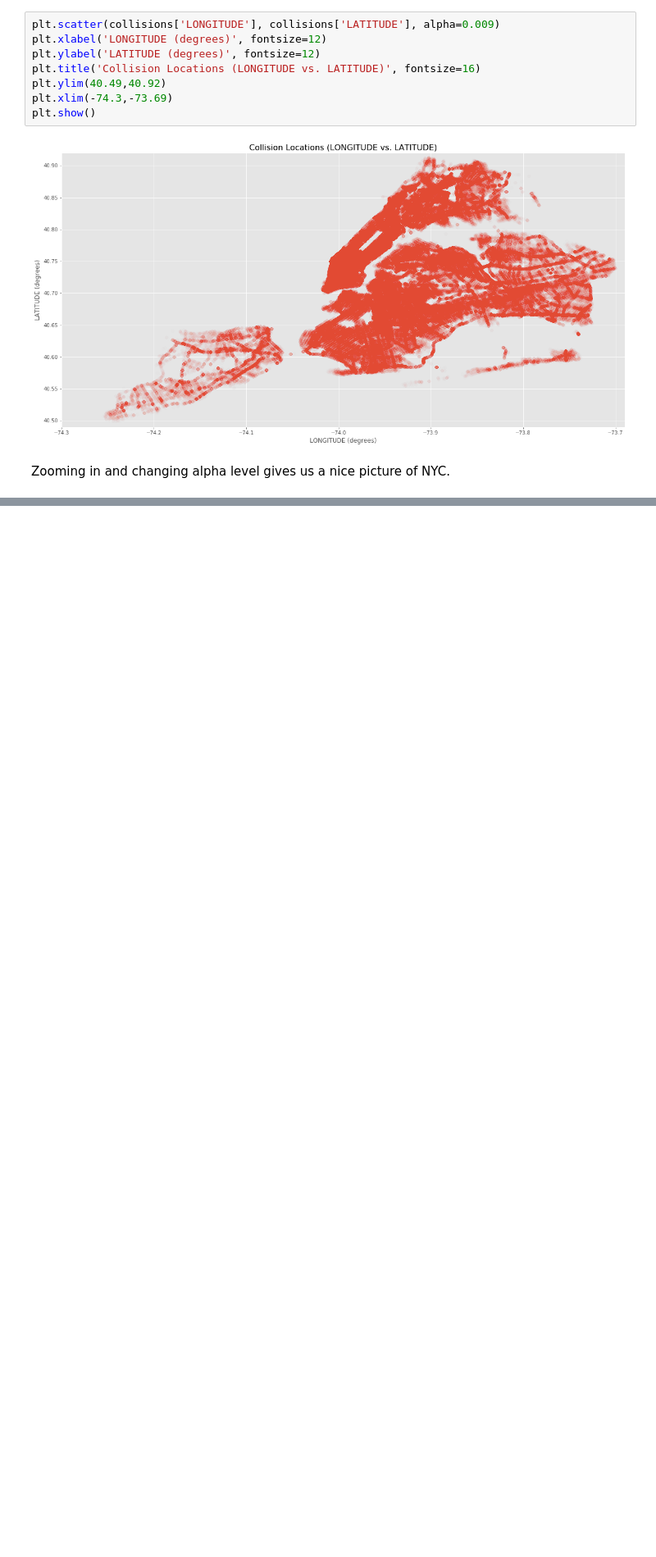
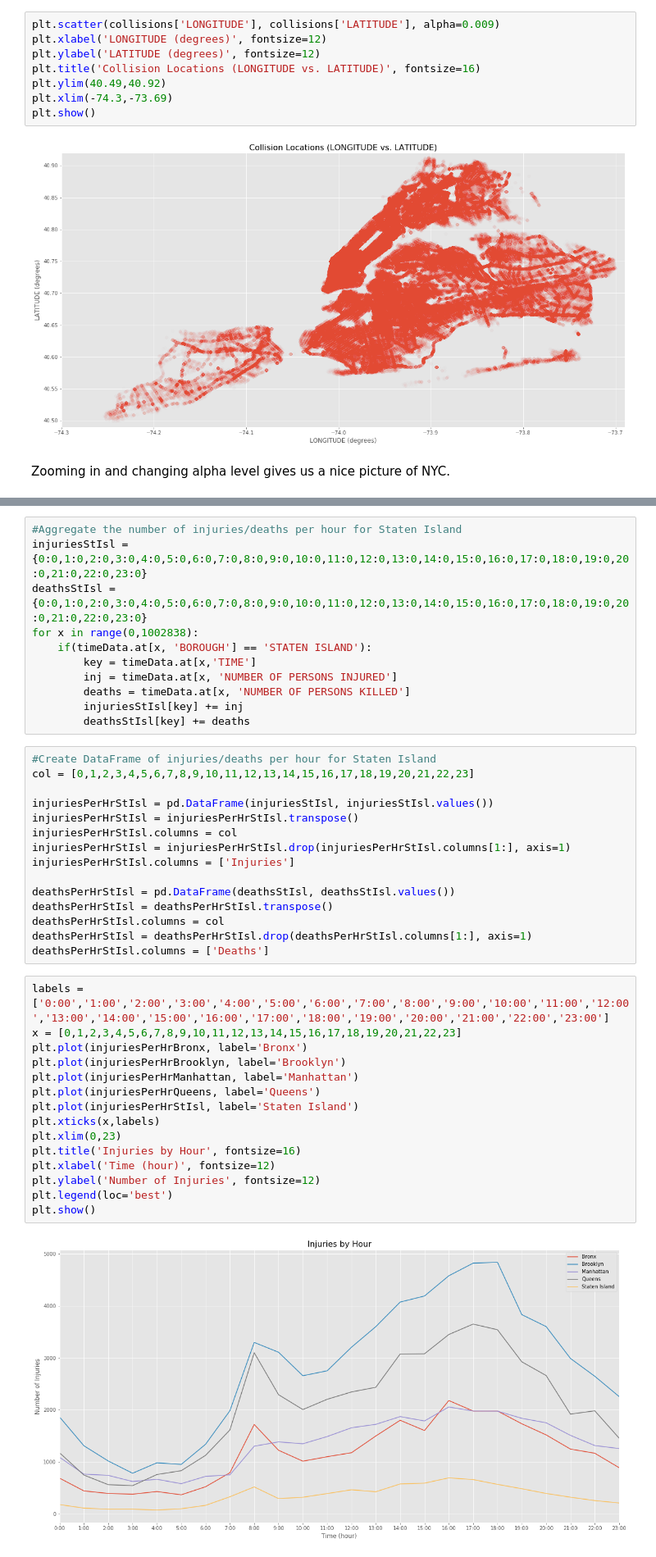
Before and after one commit to nealrea/collisionViz, a Jupyter notebook: data_exploration/data_manipulation_NR.ipynb, the cells around one changed output, grey strips where cells are left out. Shown at 82% size. Saved outputs shown, nothing was run; the diff lists cells and outputs as text; blank space fills up the shorter version.

Commit message:
added injuries/fatalities by hour

```diff
--- a/data_exploration/data_manipulation_NR.ipynb
+++ b/data_exploration/data_manipulation_NR.ipynb
@@ -78,0 +191,43 @@ Zooming in and changing alpha level gives us a nice picture of NYC.
+# %%
+#Aggregate the number of injuries/deaths per hour for Staten Island
+injuriesStIsl = {0:0,1:0,2:0,3:0,4:0,5:0,6:0,7:0,8:0,9:0,10:0,11:0,12:0,13:0,14:0,15:0,16:0,17:0,18:0,19:0,20:0,21:0,22:0,23:0}
+deathsStIsl = {0:0,1:0,2:0,3:0,4:0,5:0,6:0,7:0,8:0,9:0,10:0,11:0,12:0,13:0,14:0,15:0,16:0,17:0,18:0,19:0,20:0,21:0,22:0,23:0}
+for x in range(0,1002838):
+    if(timeData.at[x, 'BOROUGH'] == 'STATEN ISLAND'):
+        key = timeData.at[x,'TIME']
+        inj = timeData.at[x, 'NUMBER OF PERSONS INJURED']
+        deaths = timeData.at[x, 'NUMBER OF PERSONS KILLED']
+        injuriesStIsl[key] += inj
+        deathsStIsl[key] += deaths
+# %%
+#Create DataFrame of injuries/deaths per hour for Staten Island
+col = [0,1,2,3,4,5,6,7,8,9,10,11,12,13,14,15,16,17,18,19,20,21,22,23]
+
+injuriesPerHrStIsl = pd.DataFrame(injuriesStIsl, injuriesStIsl.values())
+injuriesPerHrStIsl = injuriesPerHrStIsl.transpose()
+injuriesPerHrStIsl.columns = col
+injuriesPerHrStIsl = injuriesPerHrStIsl.drop(injuriesPerHrStIsl.columns[1:], axis=1)
+injuriesPerHrStIsl.columns = ['Injuries']
+
+deathsPerHrStIsl = pd.DataFrame(deathsStIsl, deathsStIsl.values())
+deathsPerHrStIsl = deathsPerHrStIsl.transpose()
+deathsPerHrStIsl.columns = col
+deathsPerHrStIsl = deathsPerHrStIsl.drop(deathsPerHrStIsl.columns[1:], axis=1)
+deathsPerHrStIsl.columns = ['Deaths']
+# %%
+labels = ['0:00','1:00','2:00','3:00','4:00','5:00','6:00','7:00','8:00','9:00','10:00','11:00','12:00','13:00','14:00','15:00','16:00','17:00','18:00','19:00','20:00','21:00','22:00','23:00']
+x = [0,1,2,3,4,5,6,7,8,9,10,11,12,13,14,15,16,17,18,19,20,21,22,23]
+plt.plot(injuriesPerHrBronx, label='Bronx')
+plt.plot(injuriesPerHrBrooklyn, label='Brooklyn')
+plt.plot(injuriesPerHrManhattan, label='Manhattan')
+plt.plot(injuriesPerHrQueens, label='Queens')
+plt.plot(injuriesPerHrStIsl, label='Staten Island')
+plt.xticks(x,labels)
+plt.xlim(0,23)
+plt.title('Injuries by Hour', fontsize=16)
+plt.xlabel('Time (hour)', fontsize=12)
+plt.ylabel('Number of Injuries', fontsize=12)
+plt.legend(loc='best')
+plt.show()
+# %% [output]
+[figure, added]
```
Also changed, not shown: parts of 10 cells of this notebook.
